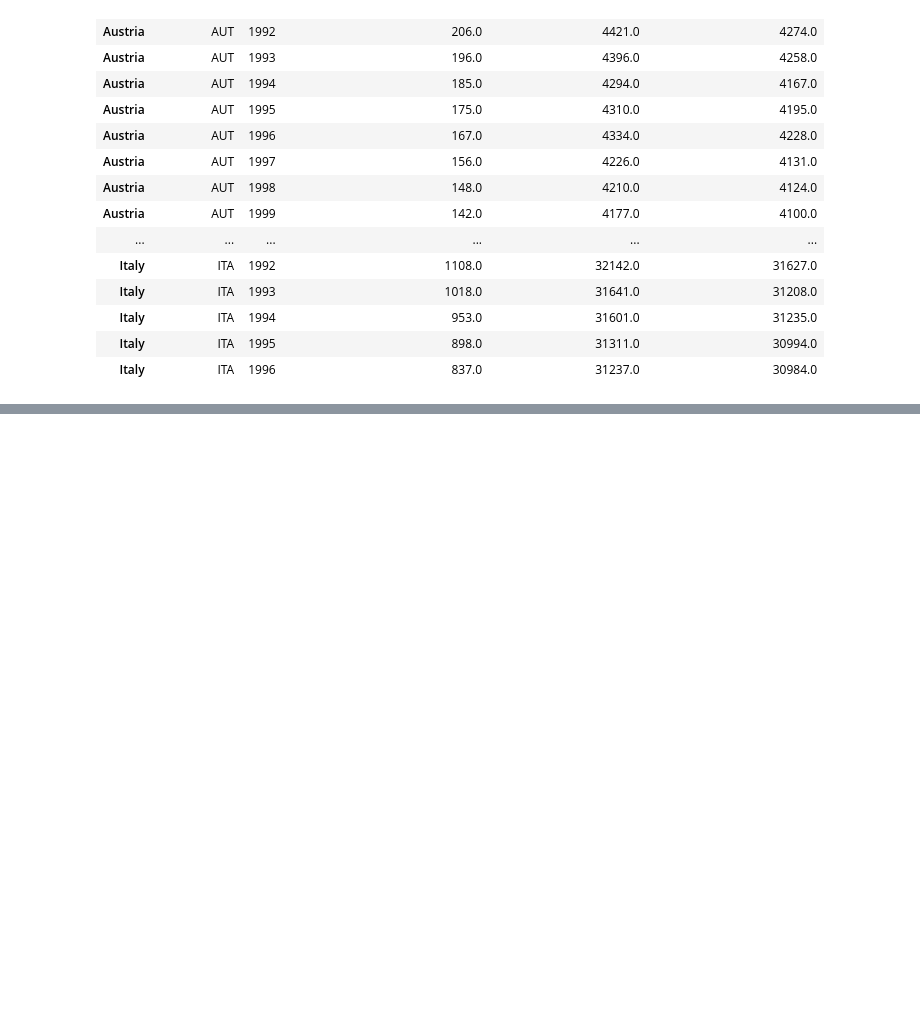
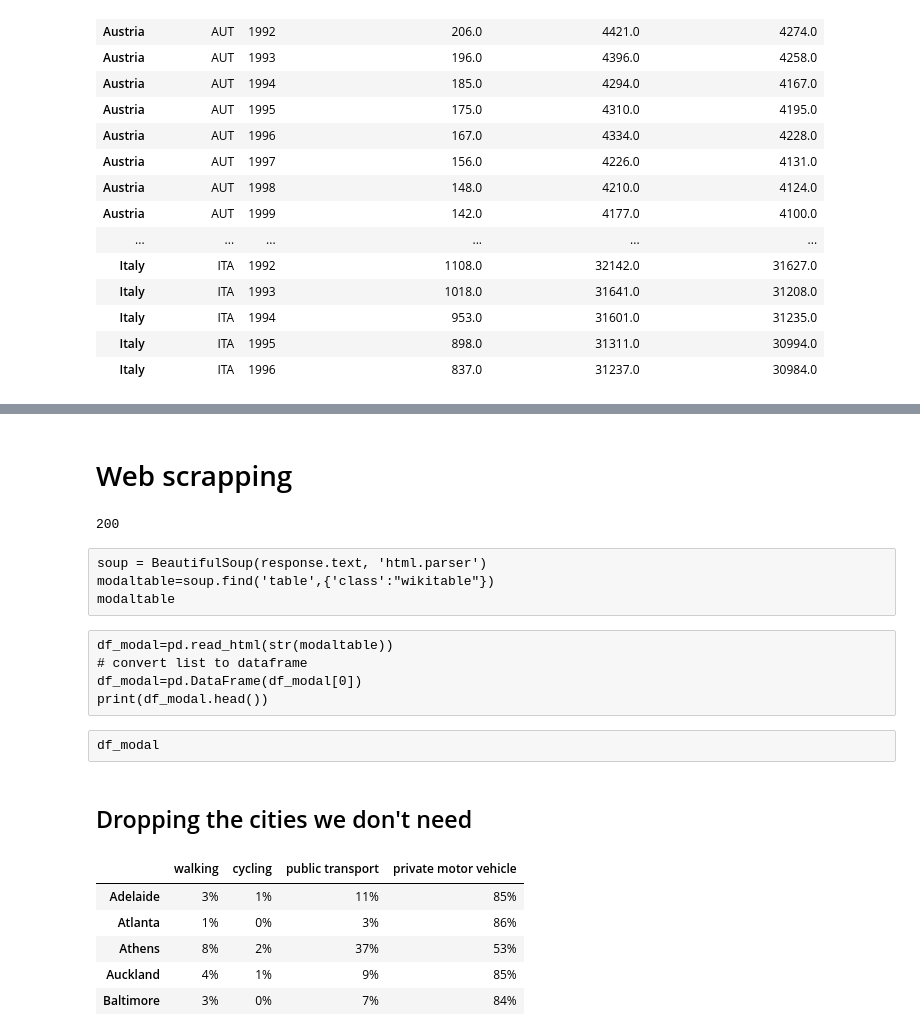
Before and after one commit to vonate5/air-pollution, a Jupyter notebook: code/final_project_test2.ipynb, the cells around one changed output, grey strips where cells are left out. Saved outputs shown, nothing was run; the diff lists cells and outputs as text; code cells hidden in the pictures; blank space fills up the shorter version.

```diff
--- a/code/final_project_test2.ipynb
+++ b/code/final_project_test2.ipynb
@@ -280,0 +361,2 @@ cd
+# %% [markdown]
+# Web scrapping
@@ -280,0 +373,4 @@ cd
+# %%
+modal_split.status_code
+# %% [output]
+200
@@ -280,0 +381,9 @@ cd
+# %% [raw]
+soup = BeautifulSoup(response.text, 'html.parser')
+modaltable=soup.find('table',{'class':"wikitable"})
+modaltable
+# %% [raw]
+df_modal=pd.read_html(str(modaltable))
+# convert list to dataframe
+df_modal=pd.DataFrame(df_modal[0])
+print(df_modal.head())
@@ -280,0 +392,19 @@ cd
+# %% [raw]
+df_modal
+# %% [markdown]
+## Dropping the cities we don't need
+# %%
+df_modal.index=df_modal.iloc[:,0]
+
+df_modal.rename_axis(None,inplace=True)
+
+df_modal.drop(['Metro area',], axis = 1, inplace = True)
+
+df_modal.head()
+# %% [output]
+|  | walking | cycling | public transport | private motor vehicle |
+| Adelaide | 3% | 1% | 11% | 85% |
+| Atlanta | 1% | 0% | 3% | 86% |
+| Athens | 8% | 2% | 37% | 53% |
+| Auckland | 4% | 1% | 9% | 85% |
+| Baltimore | 3% | 0% | 7% | 84% |
```
Also changed, not shown: parts of 26 cells of this notebook, 9 other files.
